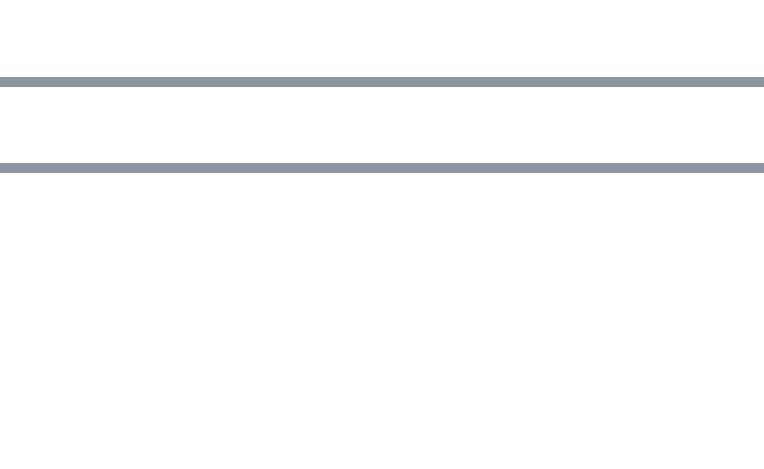
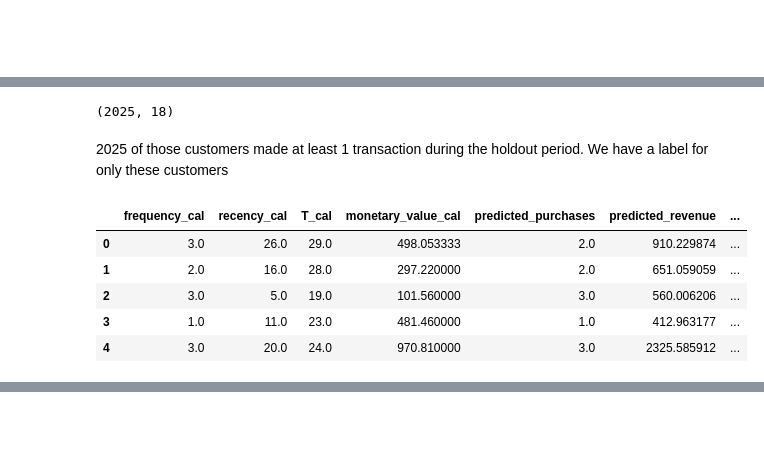
Before and after one commit to W-Tran/Online-Retail, a Jupyter notebook: online_retail.ipynb, the cells around one changed output, grey strips where cells are left out. Drawn from its saved outputs; the diff is of its cells as text; code cells hidden in the pictures; blank space fills up the shorter version.

```diff
--- a/online_retail.ipynb
+++ b/online_retail.ipynb
@@ -1180,3 +1025,6 @@ y.drop(columns=['DaysTillNextPurchase'], inplace=True)
-# %% [markdown]
-<br>
-<br>
+# %%
+train_df.shape
+# %% [output]
+(2025, 18)
+# %% [markdown]
+2025 of those customers made at least 1 transaction during the holdout period. We have a label for only these customers
@@ -1183 +1085,10 @@ y.drop(columns=['DaysTillNextPurchase'], inplace=True)
+# %%
+train_df.head()
+# %% [output]
+|  | frequency_cal | recency_cal | T_cal | monetary_value_cal | predicted_purchases | predicted_revenue | ... |
+| 0 | 3.0 | 26.0 | 29.0 | 498.053333 | 2.0 | 910.229874 | ... |
+| 1 | 2.0 | 16.0 | 28.0 | 297.220000 | 2.0 | 651.059059 | ... |
+| 2 | 3.0 | 5.0 | 19.0 | 101.560000 | 3.0 | 560.006206 | ... |
+| 3 | 1.0 | 11.0 | 23.0 | 481.460000 | 1.0 | 412.963177 | ... |
+| 4 | 3.0 | 20.0 | 24.0 | 970.810000 | 3.0 | 2325.585912 | ... |
 # %% [markdown]
```
Also changed, not shown: parts of 30 cells of this notebook.
